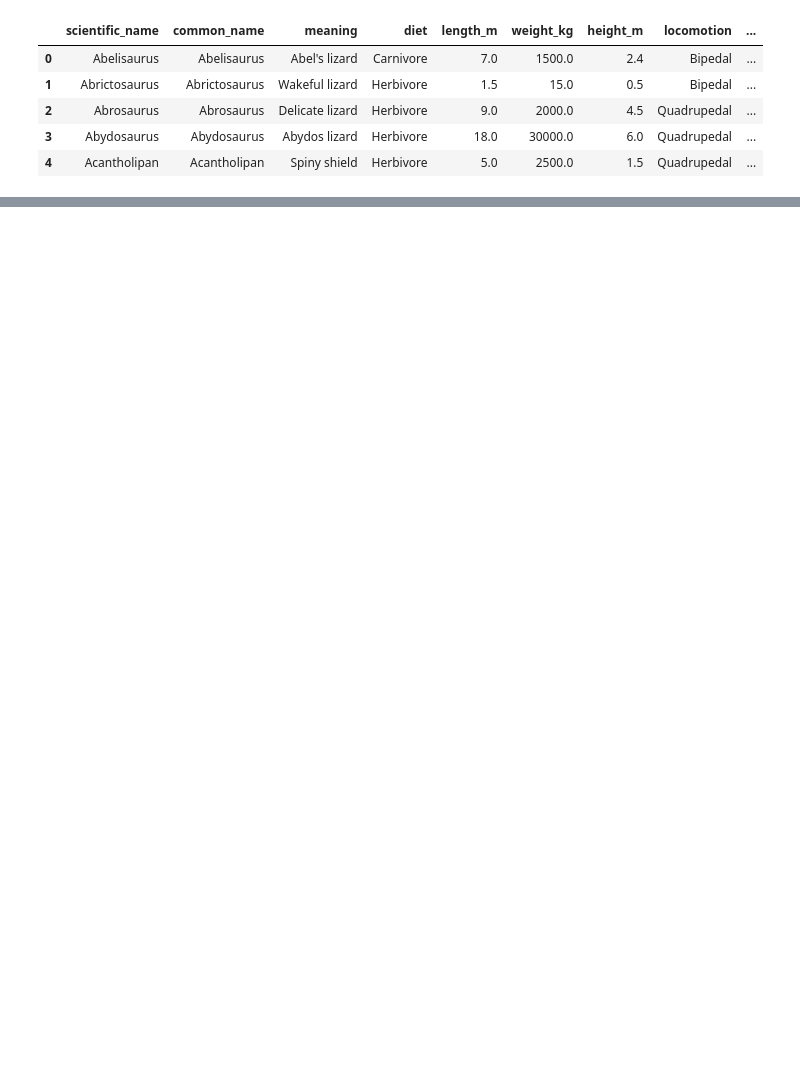
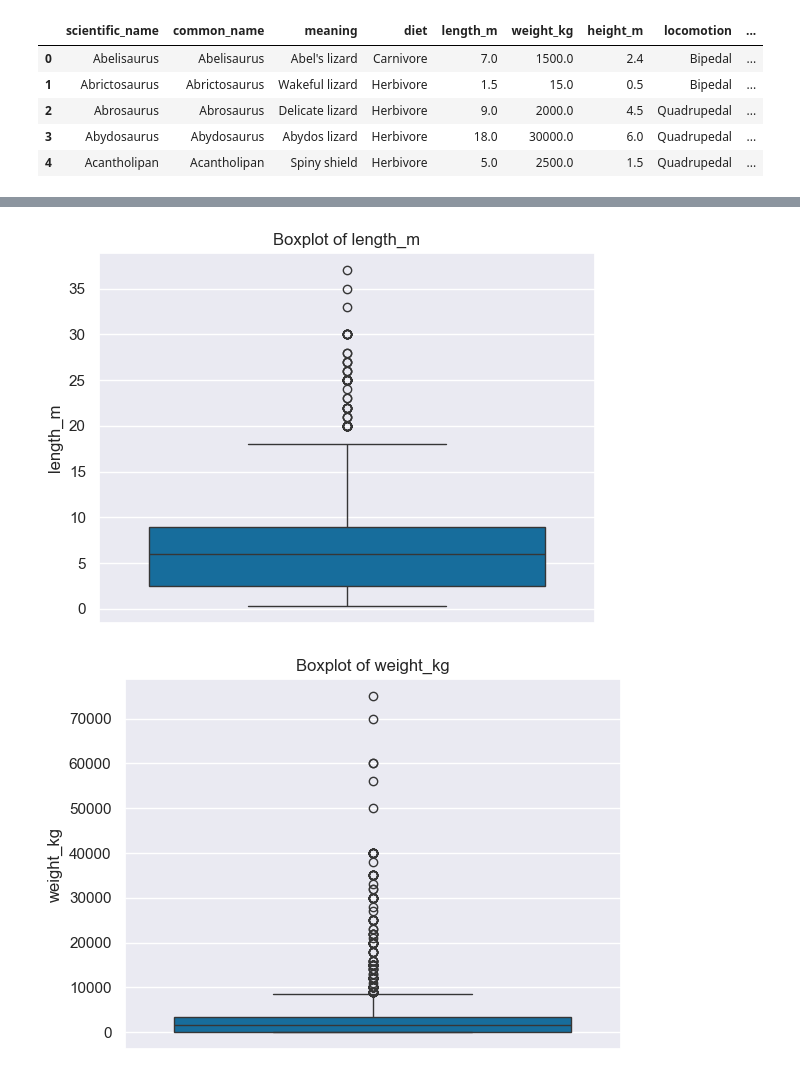
Before and after one commit to korayyildirim/DataAnalysisProjects, a Jupyter notebook: dinosaurEDA.ipynb, the cells around one changed output, grey strips where cells are left out. Cells and saved outputs as stored; diff of their text form; code cells hidden in the pictures; blank space fills up the shorter version.

```diff
--- a/dinosaurEDA.ipynb
+++ b/dinosaurEDA.ipynb
@@ -19,0 +75,11 @@ dinosaur_df.head()
+# %%
+# Looking for outliers in numeric columns
+list=["length_m","weight_kg","height_m"]
+
+for x in list:
+    plt.title(f"Boxplot of {x}")
+    sns.boxplot(data=dinosaur_df,y=x)
+    plt.show()
+# %% [output]
+[figure, added]
+[figure, added]
```
Also changed, not shown: parts of 12 cells of this notebook.
